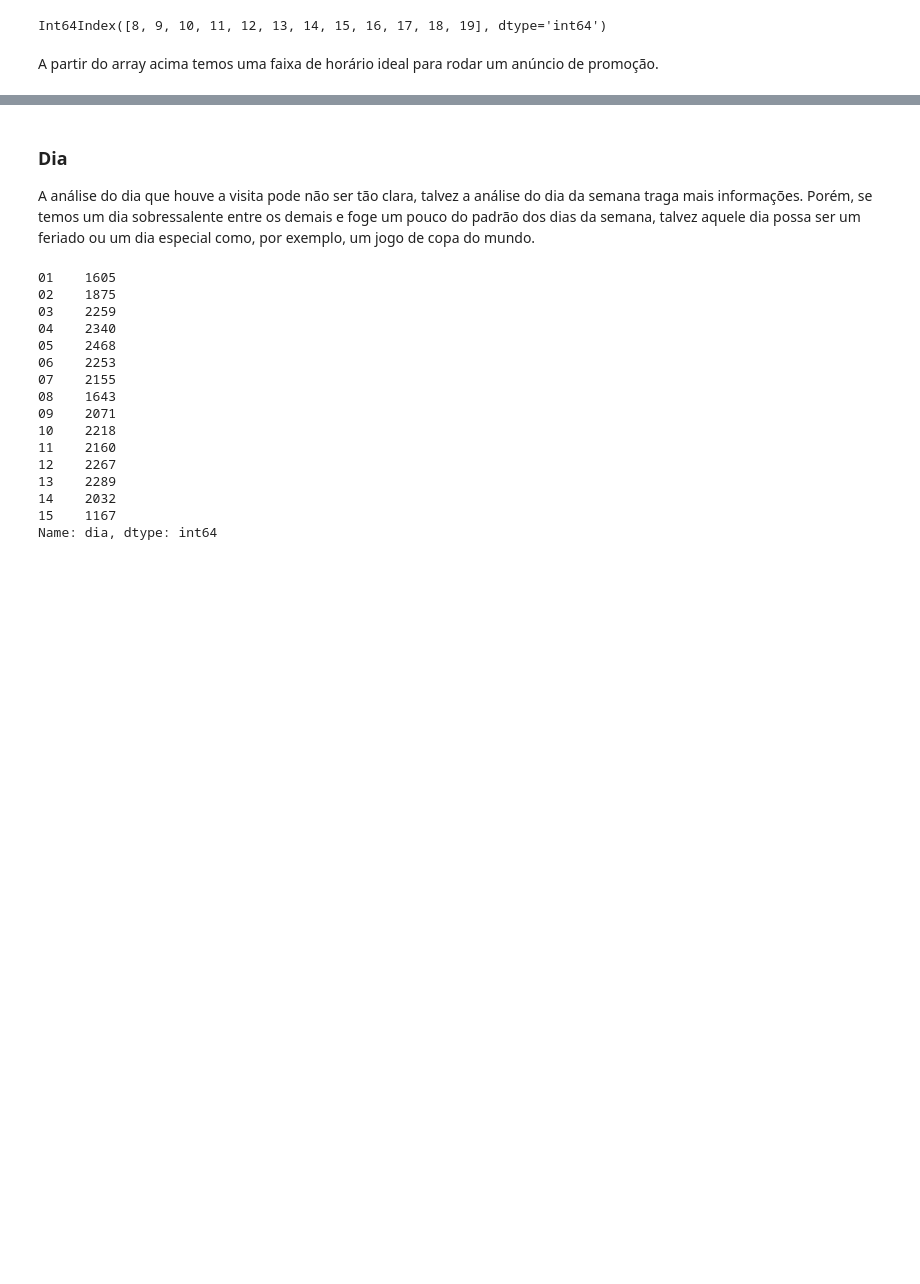
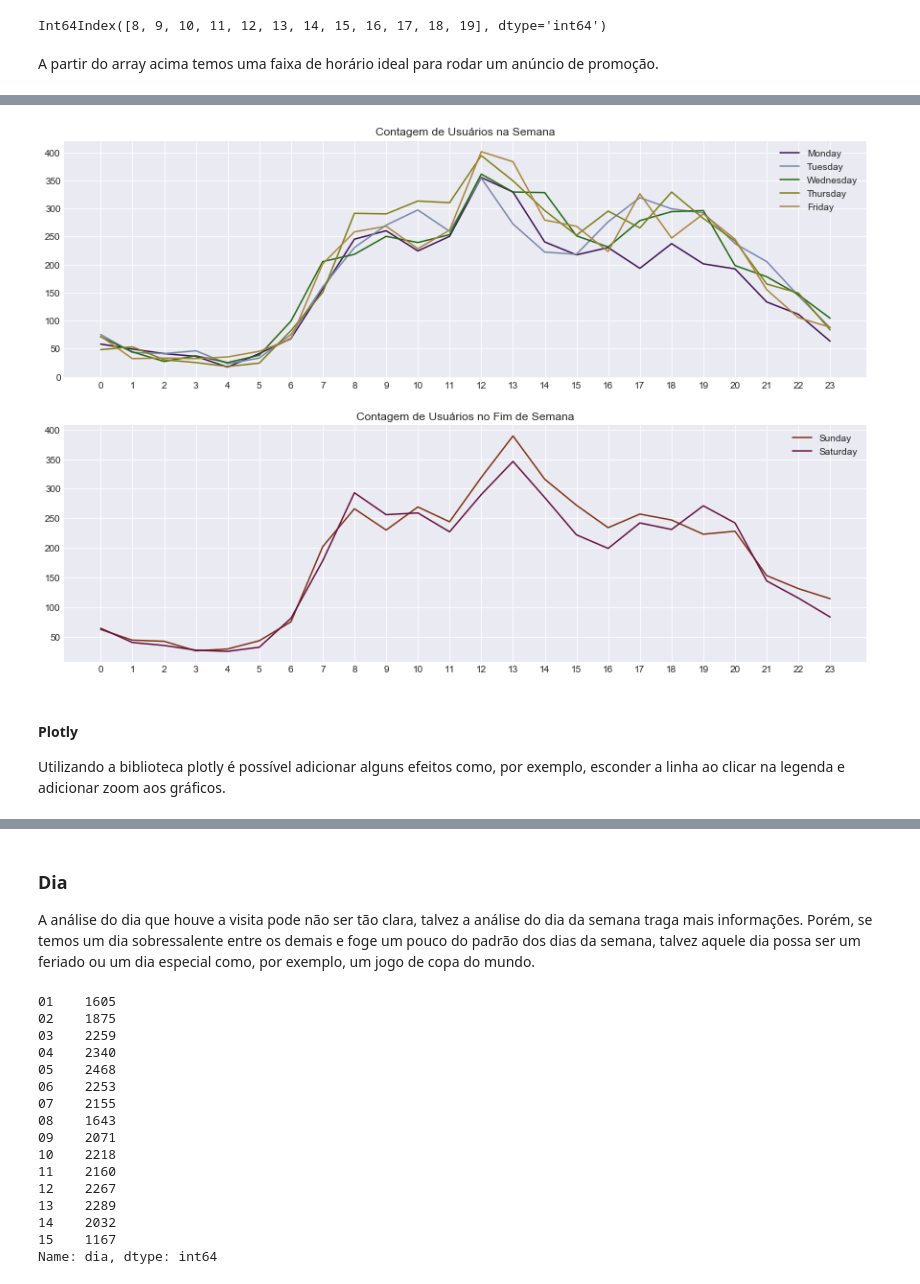
Before and after one commit to jvsn19/analise_varejo, a Jupyter notebook: Projeto.ipynb, the cells around one changed output, grey strips where cells are left out. Saved outputs shown, nothing was run; the diff lists cells and outputs as text; code cells hidden in the pictures; blank space fills up the shorter version.

```diff
--- a/Projeto.ipynb
+++ b/Projeto.ipynb
@@ -13,6 +15,8 @@ sns.set_style("darkgrid")
 # %%
 # Starting from Sunday, as day 1 of july
 week_days = ['Sunday', 'Monday', 'Tuesday', 'Wednesday', 'Thursday', 'Friday', 'Saturday']
+week = ['Monday', 'Tuesday', 'Wednesday', 'Thursday', 'Friday']
+weekend = ['Sunday', 'Saturday']
 week_days_color = {
     'Sunday': '#803315',
     'Monday': '#3D1255',
@@ -191,0 +203,22 @@ Int64Index([8, 9, 10, 11, 12, 13, 14, 15, 16, 17, 18, 19], dtype='int64')
+# %%
+group_by_day_of_week = dataset.groupby(by='day_of_week')['hour'].value_counts()
+# %%
+fig = plt.figure(figsize=(15,10))
+ax1 = fig.add_subplot(211)
+ax1.set_title('Contagem de Usuários na Semana')
+for week_day in week:
+    ax1.plot(group_by_day_of_week[week_day].sort_index(), c = week_days_color[week_day], label=week_day)
+ax1.legend()
+ax1.set_xticks(list(range(0,24)))
+ax2 = fig.add_subplot(212)
+ax2.set_title('Contagem de Usuários no Fim de Semana')
+for week_day in weekend:
+    ax2.plot(group_by_day_of_week[week_day].sort_index(), c = week_days_color[week_day], label=week_day)
+ax2.legend()
+ax2.set_xticks(list(range(0,24)))
+plt.show()
+# %% [output]
+[figure, added]
+# %% [markdown]
+<h4>Plotly</h4>
+<p>Utilizando a biblioteca plotly é possível adicionar alguns efeitos como, por exemplo, esconder a linha ao clicar na legenda e adicionar zoom aos gráficos.</p>
```
Also changed, not shown: parts of 10 cells of this notebook.
